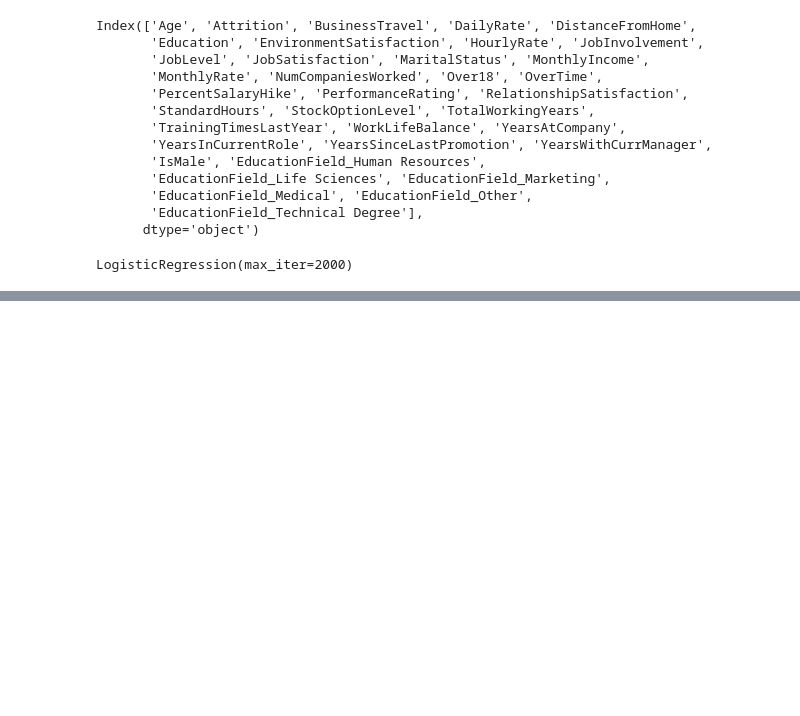
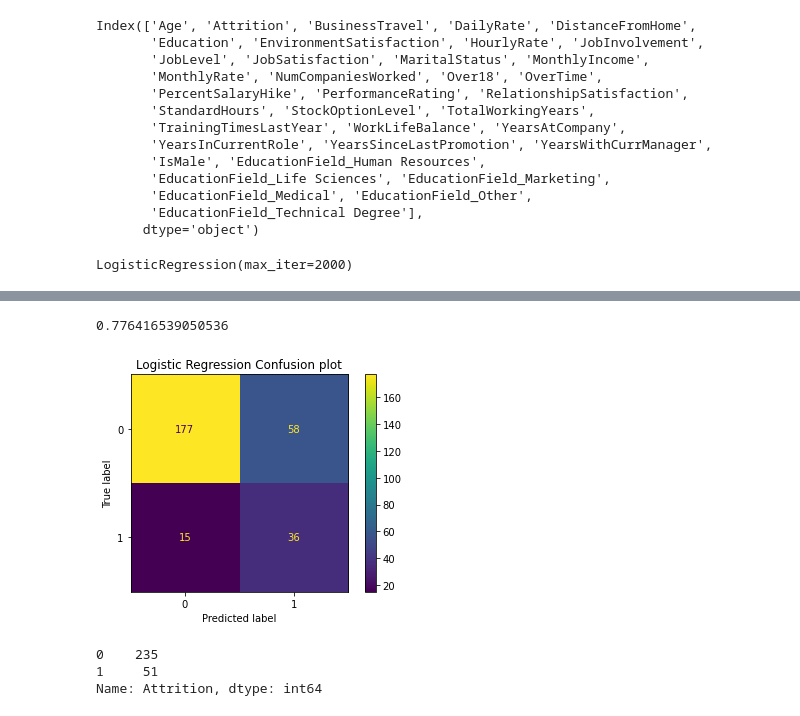
Before and after one commit to AndrewGossage/dsi_capstone, a Jupyter notebook: jupyter_notebooks/02-EDA.ipynb, the cells around one changed output, grey strips where cells are left out. Cells and saved outputs as stored; diff of their text form; code cells hidden in the pictures; blank space fills up the shorter version.

```diff
--- a/jupyter_notebooks/02-EDA.ipynb
+++ b/jupyter_notebooks/02-EDA.ipynb
@@ -212,0 +214,16 @@ metrics.recall_score(y_test, logreg.predict(X_test))
+# %%
+metrics.recall_score(y_train, logreg.predict(X_train))
+# %% [output]
+0.776416539050536
+# %%
+metrics.plot_confusion_matrix(logreg, X_test, y_test)
+plt.title('Logistic Regression Confusion plot')
+plt.savefig('../output/logreg.png')
+# %% [output]
+[figure, added]
+# %%
+y_test.value_counts()
+# %% [output]
+0    235
+1     51
+Name: Attrition, dtype: int64
```
Also changed, not shown: parts of 20 cells of this notebook, 25 other files.
